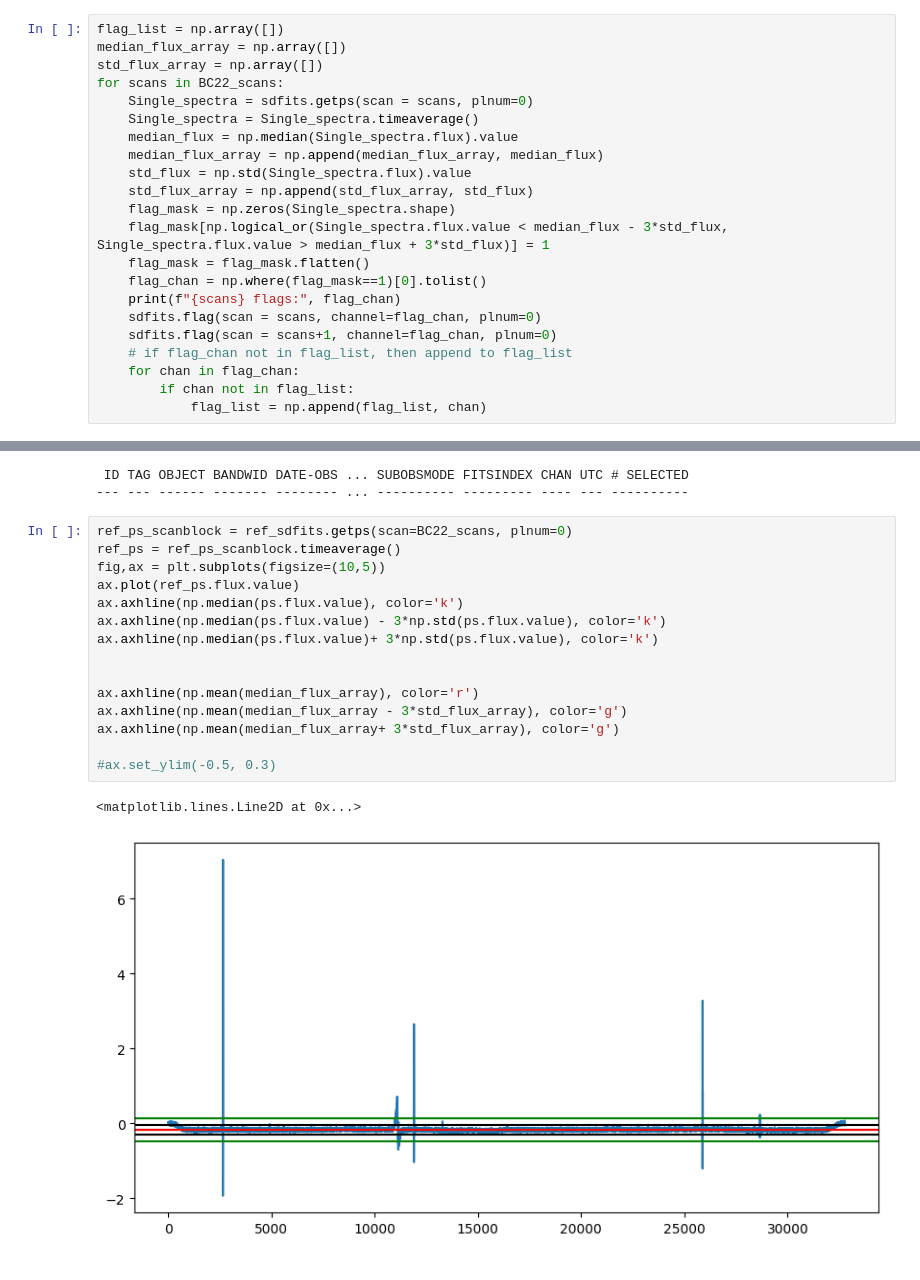
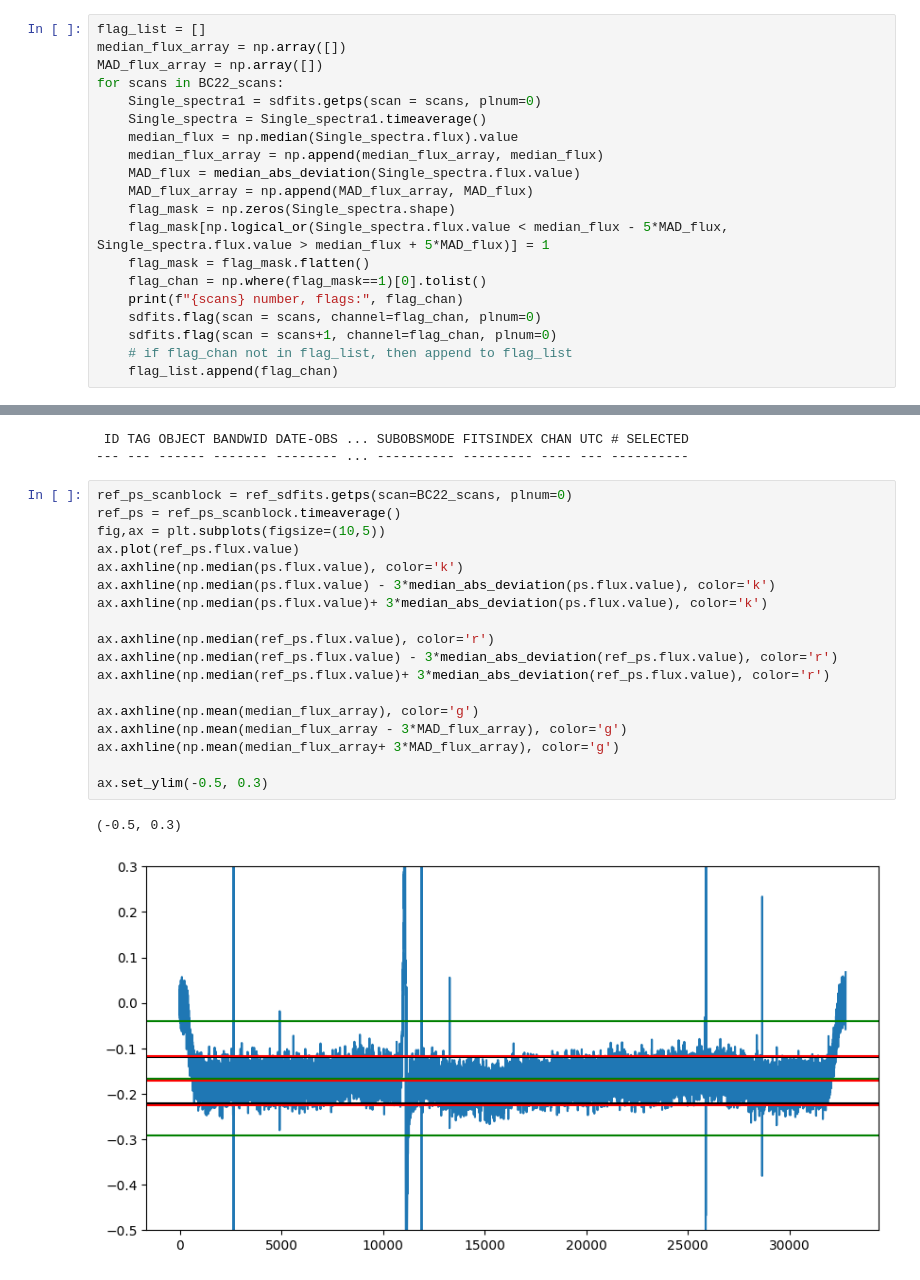
Before and after one commit to swapnaneeldey/GBT_HI_DR_Dysh_Blue_blobs24B, a Jupyter notebook: HI_trial_part3.ipynb, the cells around one changed output, grey strips where cells are left out. Saved outputs shown, nothing was run; the diff lists cells and outputs as text.

```diff
--- a/HI_trial_part3.ipynb
+++ b/HI_trial_part3.ipynb
@@ -44,25 +48,23 @@ ps.plot(xaxis_unit="chan")
 # %% [output]
 [figure]
 # %%
-flag_list = np.array([])
+flag_list = []
 median_flux_array = np.array([])
-std_flux_array = np.array([])
+MAD_flux_array = np.array([])
 for scans in BC22_scans:
-    Single_spectra = sdfits.getps(scan = scans, plnum=0)
-    Single_spectra = Single_spectra.timeaverage()
+    Single_spectra1 = sdfits.getps(scan = scans, plnum=0)
+    Single_spectra = Single_spectra1.timeaverage()
     median_flux = np.median(Single_spectra.flux).value
     median_flux_array = np.append(median_flux_array, median_flux)
-    std_flux = np.std(Single_spectra.flux).value
-    std_flux_array = np.append(std_flux_array, std_flux)
+    MAD_flux = median_abs_deviation(Single_spectra.flux.value)
+    MAD_flux_array = np.append(MAD_flux_array, MAD_flux)
     flag_mask = np.zeros(Single_spectra.shape)
-    flag_mask[np.logical_or(Single_spectra.flux.value < median_flux - 3*std_flux, Single_spectra.flux.value > median_flux + 3*std_flux)] = 1
+    flag_mask[np.logical_or(Single_spectra.flux.value < median_flux - 5*MAD_flux, Single_spectra.flux.value > median_flux + 5*MAD_flux)] = 1
     flag_mask = flag_mask.flatten()
     flag_chan = np.where(flag_mask==1)[0].tolist()
-    print(f"{scans} flags:", flag_chan)
+    print(f"{scans} number, flags:", flag_chan)
     sdfits.flag(scan = scans, channel=flag_chan, plnum=0)
     sdfits.flag(scan = scans+1, channel=flag_chan, plnum=0)
     # if flag_chan not in flag_list, then append to flag_list
-    for chan in flag_chan:
-        if chan not in flag_list:
-            flag_list = np.append(flag_list, chan)
+    flag_list.append(flag_chan)
 # %% [output]
@@ -170,18 +231,21 @@ ref_sdfits.flags.show()
 # %%
 ref_ps_scanblock = ref_sdfits.getps(scan=BC22_scans, plnum=0)
 ref_ps = ref_ps_scanblock.timeaverage()
 fig,ax = plt.subplots(figsize=(10,5))
 ax.plot(ref_ps.flux.value)
 ax.axhline(np.median(ps.flux.value), color='k')
-ax.axhline(np.median(ps.flux.value) - 3*np.std(ps.flux.value), color='k')
-ax.axhline(np.median(ps.flux.value)+ 3*np.std(ps.flux.value), color='k')
+ax.axhline(np.median(ps.flux.value) - 3*median_abs_deviation(ps.flux.value), color='k')
+ax.axhline(np.median(ps.flux.value)+ 3*median_abs_deviation(ps.flux.value), color='k')
 
+ax.axhline(np.median(ref_ps.flux.value), color='r')
+ax.axhline(np.median(ref_ps.flux.value) - 3*median_abs_deviation(ref_ps.flux.value), color='r')
+ax.axhline(np.median(ref_ps.flux.value)+ 3*median_abs_deviation(ref_ps.flux.value), color='r')
 
-ax.axhline(np.mean(median_flux_array), color='r')
-ax.axhline(np.mean(median_flux_array - 3*std_flux_array), color='g')
-ax.axhline(np.mean(median_flux_array+ 3*std_flux_array), color='g')
+ax.axhline(np.mean(median_flux_array), color='g')
+ax.axhline(np.mean(median_flux_array - 3*MAD_flux_array), color='g')
+ax.axhline(np.mean(median_flux_array+ 3*MAD_flux_array), color='g')
 
-#ax.set_ylim(-0.5, 0.3)
+ax.set_ylim(-0.5, 0.3)
 # %% [output]
-<matplotlib.lines.Line2D at 0x...>
+(-0.5, 0.3)
-[figure, old version]
+[figure, new version]
```
Also changed, not shown: parts of 16 cells of this notebook.
